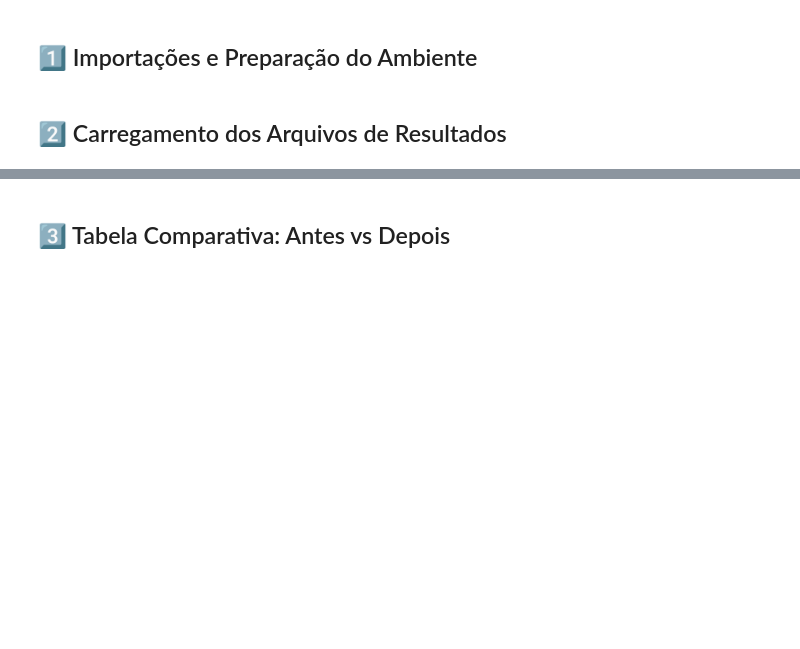
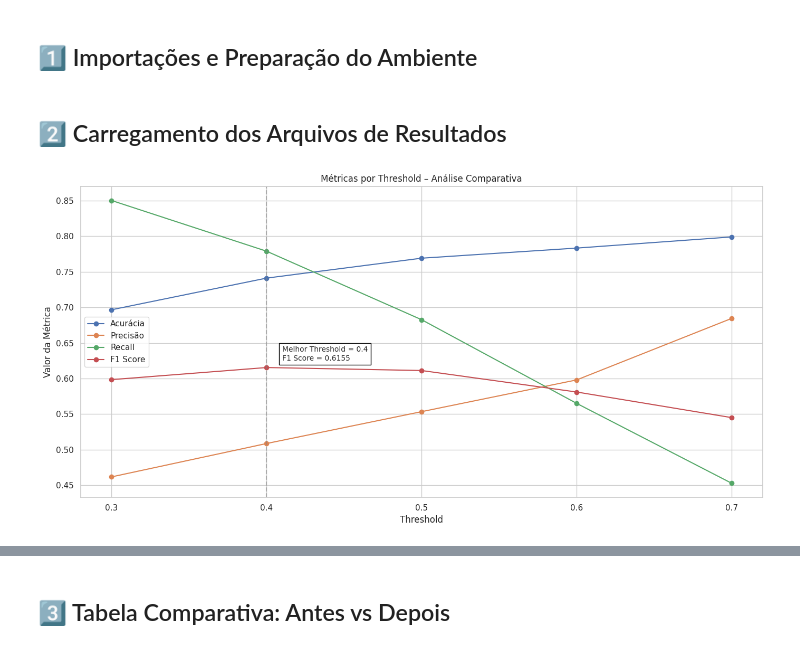
Before and after one commit to moises-rb/Analise_Dados, a Jupyter notebook: Telecom_X_PrevendoChurn/notebooks/04_Conclusao_Comparacao_Modelos_Churn.ipynb, the cells around one changed output, grey strips where cells are left out. Cells and saved outputs as stored; diff of their text form; code cells hidden in the pictures; blank space fills up the shorter version.

Commit message:
Iniciando notebook final que contera a apresentacao dos resultados

```diff
--- a/Telecom_X_PrevendoChurn/notebooks/04_Conclusao_Comparacao_Modelos_Churn.ipynb
+++ b/Telecom_X_PrevendoChurn/notebooks/04_Conclusao_Comparacao_Modelos_Churn.ipynb
@@ -22,10 +24,42 @@ sns.set(style='whitegrid')
 ## 2️⃣ Carregamento dos Arquivos de Resultados
 # %%
 # Modelos antes do SMOTE
-df_resultados_iniciais = pd.read_csv("resultados_modelos_iniciais.csv")
+#df_resultados_iniciais = pd.read_csv("resultados_modelos_iniciais.csv")
 
 # Modelos após SMOTE e ajuste de threshold
-df_resultados_ajustados = pd.read_csv("resultados_modelos_ajustados.csv")
+#df_resultados_ajustados = pd.read_csv("resultados_modelos_ajustados.csv")
 
 # Feature importance dos modelos finais (opcional)
-df_feature_importance = pd.read_csv("feature_importance_modelo_final.csv")
+#df_feature_importance = pd.read_csv("feature_importance_modelo_final.csv")
+
+# Metricas
+df_threshold = pd.read_csv("metricas_por_threshold.csv")
+# %%
+import matplotlib.pyplot as plt
+
+plt.figure(figsize=(14, 7))
+plt.plot(df_threshold['Threshold'], df_threshold['Acurácia'], marker='o', label='Acurácia')
+plt.plot(df_threshold['Threshold'], df_threshold['Precisão'], marker='o', label='Precisão')
+plt.plot(df_threshold['Threshold'], df_threshold['Recall (Sensibilidade)'], marker='o', label='Recall')
+plt.plot(df_threshold['Threshold'], df_threshold['F1 Score'], marker='o', label='F1 Score')
+
+# Destacando o melhor threshold com base no F1 Score
+best_idx = df_threshold['F1 Score'].idxmax()
+best_threshold = df_threshold.loc[best_idx, 'Threshold']
+best_f1 = df_threshold.loc[best_idx, 'F1 Score']
+
+plt.axvline(x=best_threshold, color='gray', linestyle='--', alpha=0.5)
+plt.text(best_threshold + 0.01, best_f1 + 0.01,
+         f'Melhor Threshold = {best_threshold}\nF1 Score = {best_f1:.4f}',
+         fontsize=10, bbox=dict(facecolor='white', edgecolor='black'))
+
+plt.title('Métricas por Threshold – Análise Comparativa')
+plt.xlabel('Threshold')
+plt.ylabel('Valor da Métrica')
+plt.xticks(df_threshold['Threshold'])
+plt.legend()
+plt.grid(True)
+plt.tight_layout()
+plt.show()
+# %% [output]
+[figure, added]
```
Also changed, not shown: parts of 3 cells of this notebook.
